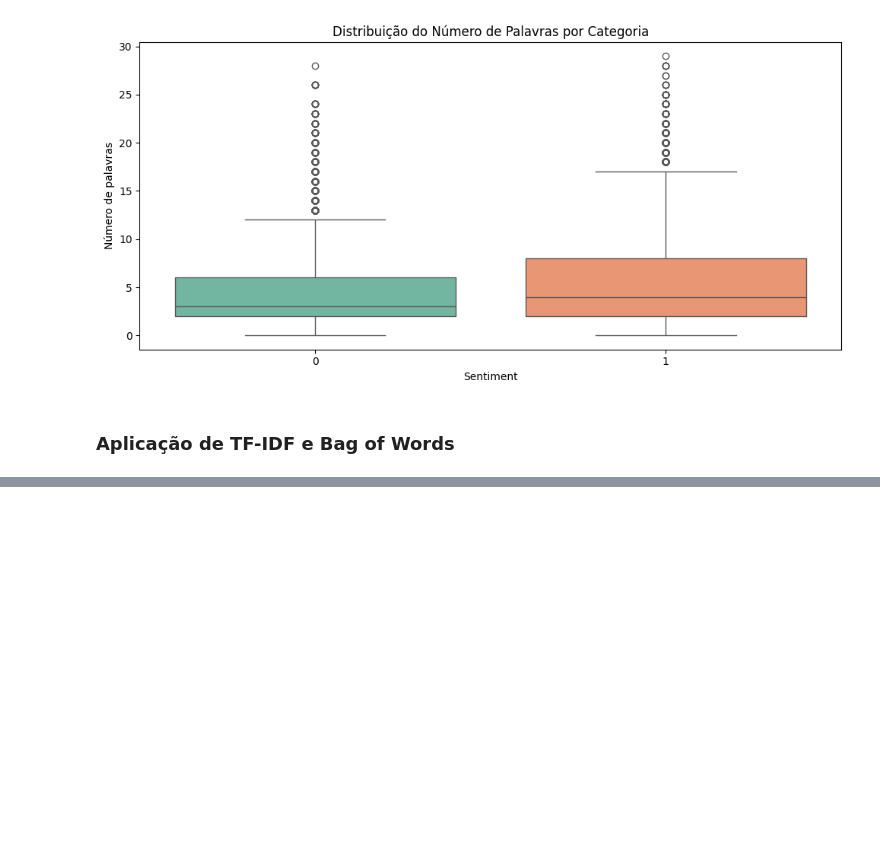
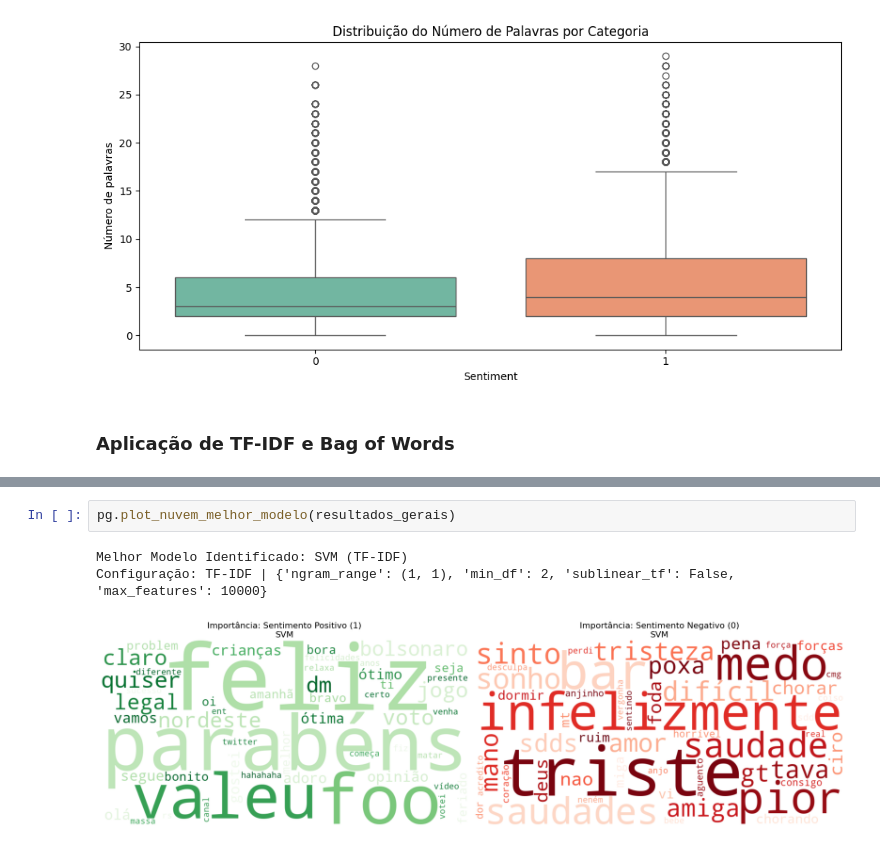
Before and after one commit to EvertonTeix/CdD_2025.2, a Jupyter notebook: notebooks/T3/Processamento de linguagem natural/sentimentos_twitter.ipynb, the cells around one changed output, grey strips where cells are left out. Cells and saved outputs as stored; diff of their text form; blank space fills up the shorter version.

```diff
--- a/notebooks/T3/Processamento de linguagem natural/sentimentos_twitter.ipynb
+++ b/notebooks/T3/Processamento de linguagem natural/sentimentos_twitter.ipynb
@@ -323,0 +302,6 @@ pg.plot_matriz_por_tecnica_modelo(
+# %%
+pg.plot_nuvem_melhor_modelo(resultados_gerais)
+# %% [output]
+Melhor Modelo Identificado: SVM (TF-IDF)
+Configuração: TF-IDF | {'ngram_range': (1, 1), 'min_df': 2, 'sublinear_tf': False, 'max_features': 10000}
+[figure, added]
```
Also changed, not shown: parts of 17 cells of this notebook, 3 other files.
